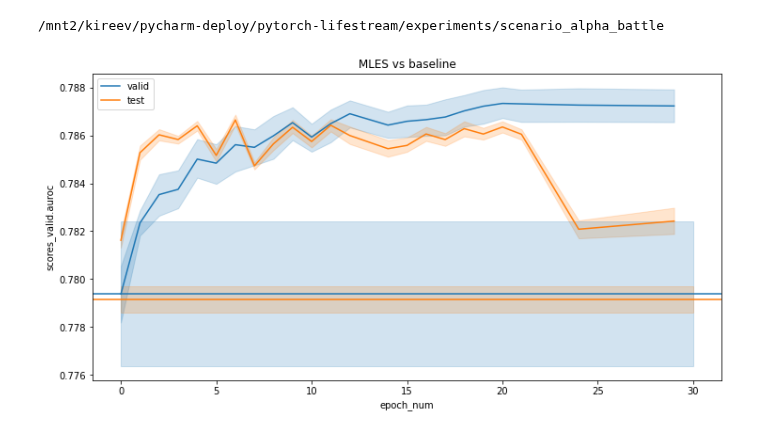
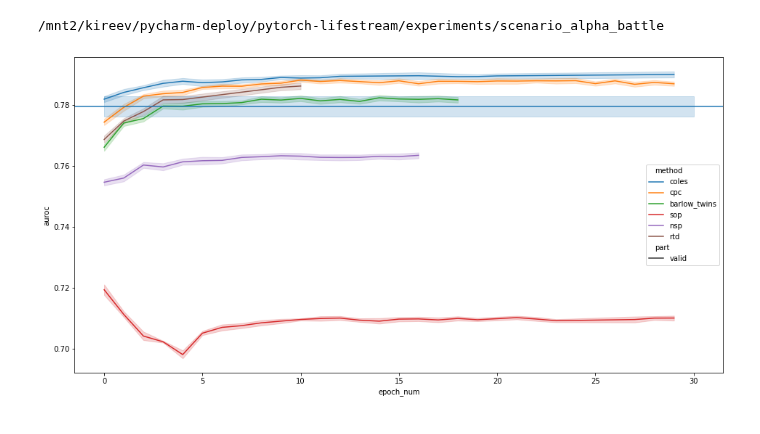
Before and after one commit to dllllb/pytorch-lifestream, a Jupyter notebook: experiments/scenario_alpha_battle/notebooks/figures.ipynb, the cells around one changed output. Drawn from its saved outputs; the diff is of its cells as text; code cells hidden in the pictures.

Commit message:
alpha battle unsupervised results

```diff
--- a/experiments/scenario_alpha_battle/notebooks/figures.ipynb
+++ b/experiments/scenario_alpha_battle/notebooks/figures.ipynb
@@ -11,15 +11,3 @@ import matplotlib.pyplot as plt
 # %%
 from glob import glob
 import json
-# %%
-df_results = []
-for p in glob('conf/embeddings_validation.work/m_lgbm__f_emb_mles__???__i_?/results.json'):
-    with open(p, 'r') as f:
-        df_results.append(json.load(f))
-# %%
-df_baseline = []
-for p in glob('conf/embeddings_validation.work/m_lgbm__f_baseline__i_?/results.json'):
-    with open(p, 'r') as f:
-        df_baseline.append(json.load(f))
-baseline_val = np.array([t['scores_valid']['auroc'] for l in df_baseline for t in l])
-baseline_test = np.array([t['scores_test']['auroc'] for l in df_baseline for t in l])
@@ -26,32 +32,48 @@ baseline_test = np.array([t['scores_test']['auroc'] for l in df_baseline for t i
+# %%
+df_baseline = read_emb_val_results('conf/embeddings_validation.work/m_lgbm__f_baseline__i_?/results.json',
+                                   'baseline', with_epochs=False).groupby('part')['auroc']
 # %%
-_, ax = plt.subplots(1, 1, figsize=(12, 6))
-sns.lineplot(
-    data=pd.json_normalize([t for l in df_results for t in l])
-    .assign(epoch_num=lambda x: pd.to_numeric(x['feature_name'].str.extract(r'emb_mles__(\d+)')[0])),
-    x='epoch_num',
-    y='scores_valid.auroc',
-    ax=ax,
-    ci=65,
-)
-sns.lineplot(
-    data=pd.json_normalize([t for l in df_results for t in l])
-    .assign(epoch_num=lambda x: pd.to_numeric(x['feature_name'].str.extract(r'emb_mles__(\d+)')[0])),
-    x='epoch_num',
-    y='scores_test.auroc',
-    ax=ax,
-    ci=65,
-)
-plt.axhline(baseline_val.mean(), color=plt.get_cmap('tab10')(0), label='valid')
-plt.fill_between([0, 30],
-                 baseline_val.mean() - baseline_val.std(), baseline_val.mean() + baseline_val.std(),
-                 color=plt.get_cmap('tab10')(0), alpha=0.2)
-plt.axhline(baseline_test.mean(), color=plt.get_cmap('tab10')(1), label='test')
-plt.fill_between([0, 30],
-                 baseline_test.mean() - baseline_test.std(), baseline_test.mean() + baseline_test.std(),
-                 color=plt.get_cmap('tab10')(1), alpha=0.2)
+for part in ('valid', 'test'):
+    _, ax = plt.subplots(1, 1, figsize=(16, 8))
+    sns.lineplot(
+        data=pd.concat([
+            read_emb_val_results(
+                'conf/embeddings_validation_remote.work/m_lgbm__f_mles__???__i_?/results.json', 'coles'),
+            read_emb_val_results(
+                'conf/embeddings_validation_remote.work/m_lgbm__f_cpc__???__i_?/results.json', 'cpc'),
+            read_emb_val_results(
+                'conf/embeddings_validation_remote.work/m_lgbm__f_barlow_twins__???__i_?/results.json',
+                                 'barlow_twins'),
+            read_emb_val_results(
+                'conf/embeddings_validation.work/m_lgbm__f_sop__???__i_?/results.json', 'sop'),
+            read_emb_val_results(
+                'conf/embeddings_validation_remote.work/m_lgbm__f_nsp__???__i_?/results.json', 'nsp'),
+            read_emb_val_results(
+                'conf/embeddings_validation_remote.work/m_lgbm__f_rtd__???__i_?/results.json', 'rtd'),
+        ], axis=0).reset_index(drop=True)[lambda x: x['part'].isin([part])],
+        x='epoch_num',
+        y='auroc',
+        hue='method', style='part',
+        ax=ax,
+        ci=65,
+    )
 
-plt.title('MLES vs baseline')
-plt.legend()
-plt.show()
+    if part == 'valid':
+        plt.axhline(df_baseline.mean()['valid'],
+                    color=plt.get_cmap('tab10')(0), label='valid')
+        plt.fill_between([0, 30],
+                         df_baseline.mean()['valid'] - df_baseline.std()['valid'],
+                         df_baseline.mean()['valid'] + df_baseline.std()['valid'],
+                         color=plt.get_cmap('tab10')(0), alpha=0.2)
+    if part == 'test':
+        plt.axhline(df_baseline.mean()['test'],
+                    color=plt.get_cmap('tab10')(1), label='test')
+        plt.fill_between([0, 30],
+                         df_baseline.mean()['test'] - df_baseline.std()['test'],
+                         df_baseline.mean()['test'] + df_baseline.std()['test'],
+                         color=plt.get_cmap('tab10')(1), alpha=0.2)
+
+    # plt.xscale('log')
+    plt.show()
 # %% [output]
-[figure, old version]
+[figure, new version]
```
Also changed, not shown: parts of 2 cells of this notebook, 27 other files.
